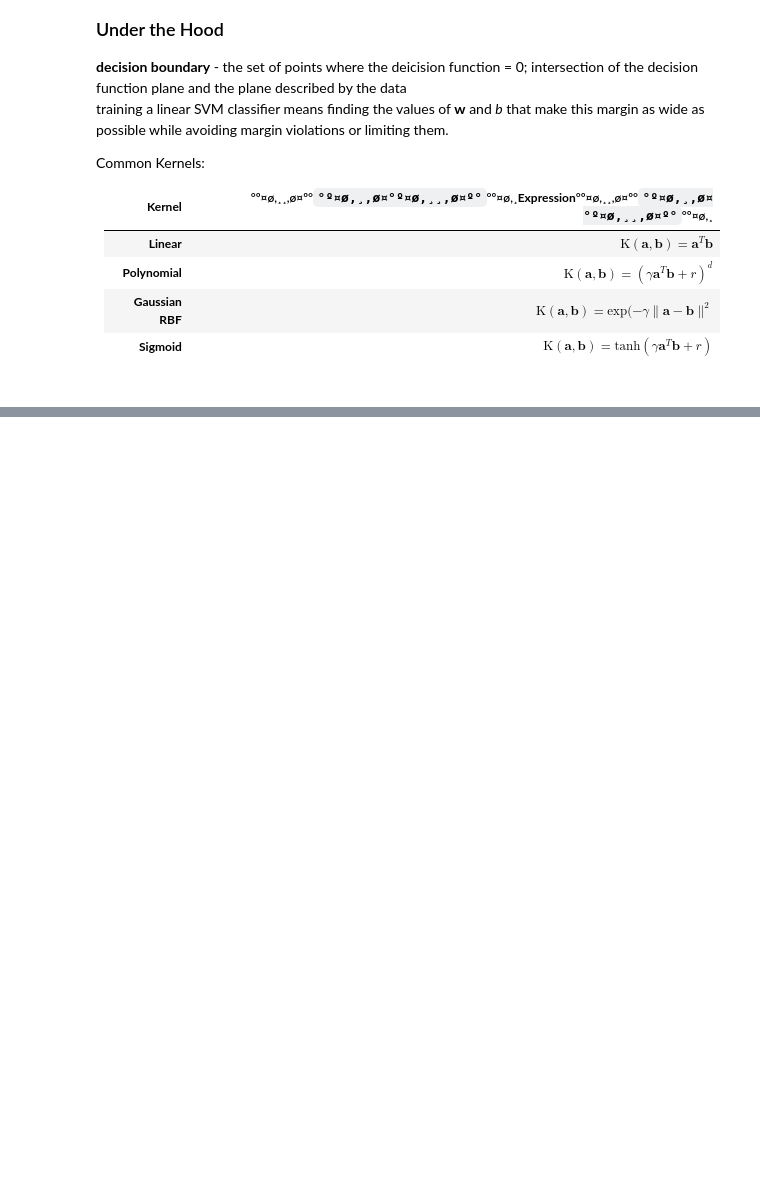
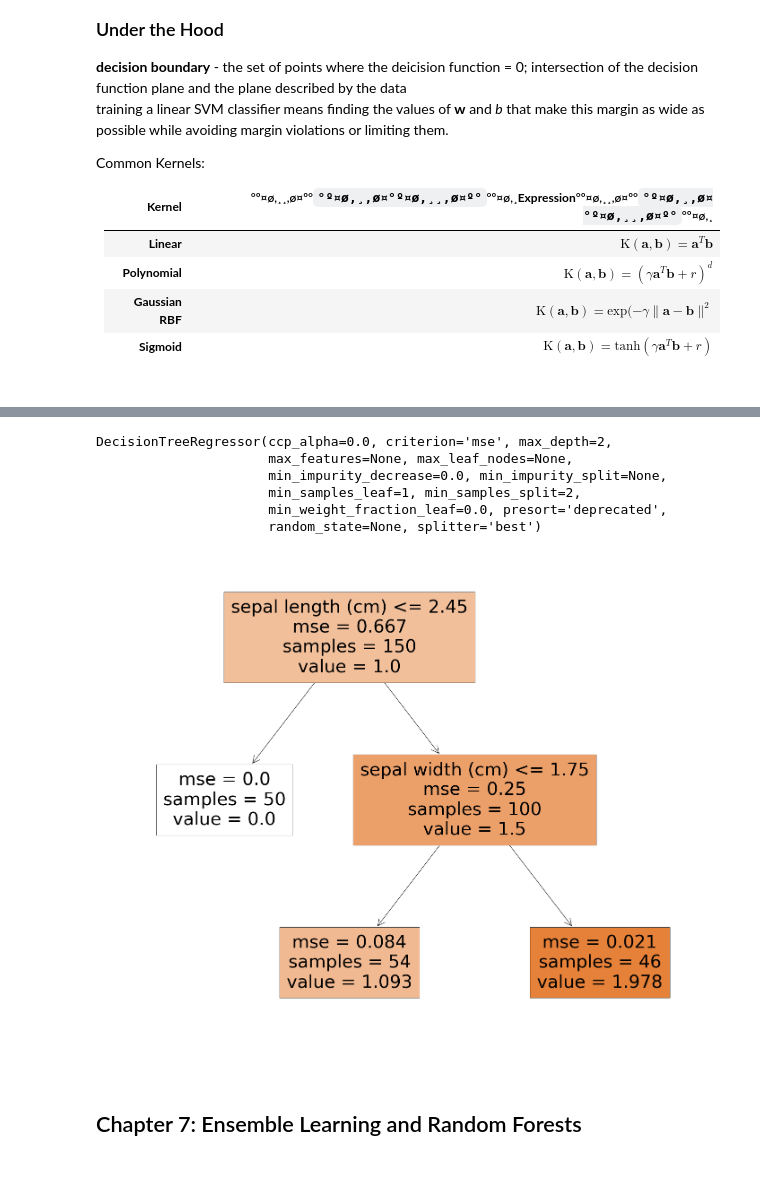
Before and after one commit to SmilodonCub/ReadingLearningTinkering, a Jupyter notebook: ML_wSKLKTF/HandsOn_ML_notes.ipynb, the cells around one changed output, grey strips where cells are left out. Saved outputs shown, nothing was run; the diff lists cells and outputs as text; code cells hidden in the pictures; blank space fills up the shorter version.

```diff
--- a/ML_wSKLKTF/HandsOn_ML_notes.ipynb
+++ b/ML_wSKLKTF/HandsOn_ML_notes.ipynb
@@ -2119,0 +2207,27 @@ Common Kernels:
+# %%
+from sklearn.tree import DecisionTreeRegressor
+
+tree_reg = DecisionTreeRegressor( max_depth = 2 )
+tree_reg.fit( X,y )
+# %% [output]
+DecisionTreeRegressor(ccp_alpha=0.0, criterion='mse', max_depth=2,
+                      max_features=None, max_leaf_nodes=None,
+                      min_impurity_decrease=0.0, min_impurity_split=None,
+                      min_samples_leaf=1, min_samples_split=2,
+                      min_weight_fraction_leaf=0.0, presort='deprecated',
+                      random_state=None, splitter='best')
+# %%
+fig = plt.figure(figsize=(25,20))
+
+_ = tree.plot_tree(tree_reg,
+                   feature_names=iris.feature_names,
+                   class_names=iris.target_names,
+                   filled=True)
+# %% [output]
+[figure, added]
+# %% [markdown]
+<br>
+
+## Chapter 7: Ensemble Learning and Random Forests
+
+<br>
```
Also changed, not shown: parts of 8 cells of this notebook.
